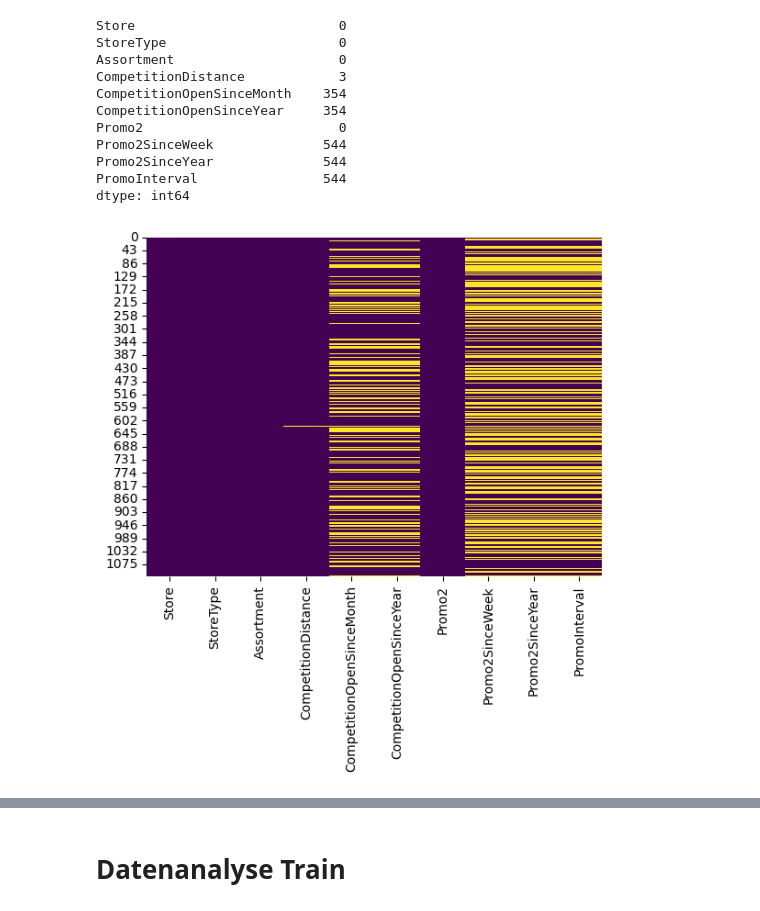
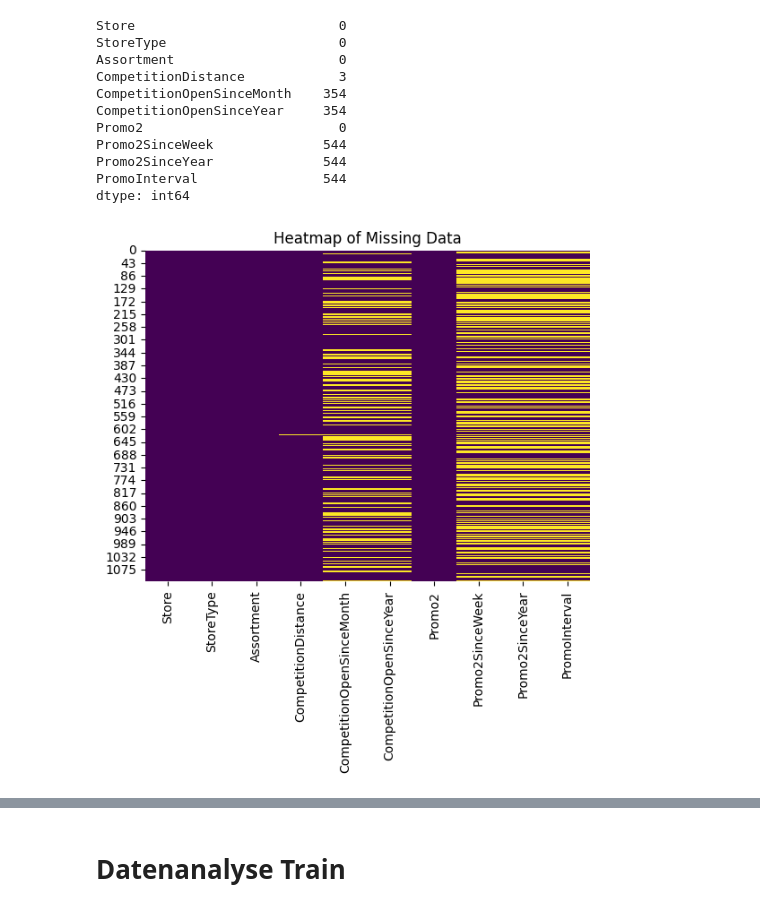
Before and after one commit to brk2ran/DataMining2024, a Jupyter notebook: notebooks/load_describe_data.ipynb, the cells around one changed output, grey strips where cells are left out. Saved outputs shown, nothing was run; the diff lists cells and outputs as text; code cells hidden in the pictures.

```diff
--- a/notebooks/load_describe_data.ipynb
+++ b/notebooks/load_describe_data.ipynb
@@ -198,9 +195,10 @@ PromoInterval                544
 dtype: int64
 # %%
 sns.heatmap(df_store.isnull(), cbar=False, cmap='viridis')
+plt.title('Heatmap of Missing Data')
 plt.show()
 # %% [output]
-[figure, old version]
+[figure, new version]
 # %%
 df_store[df_store['CompetitionDistance'].isnull()]
 # %% [output]
```
Also changed, not shown: parts of 10 cells of this notebook.
